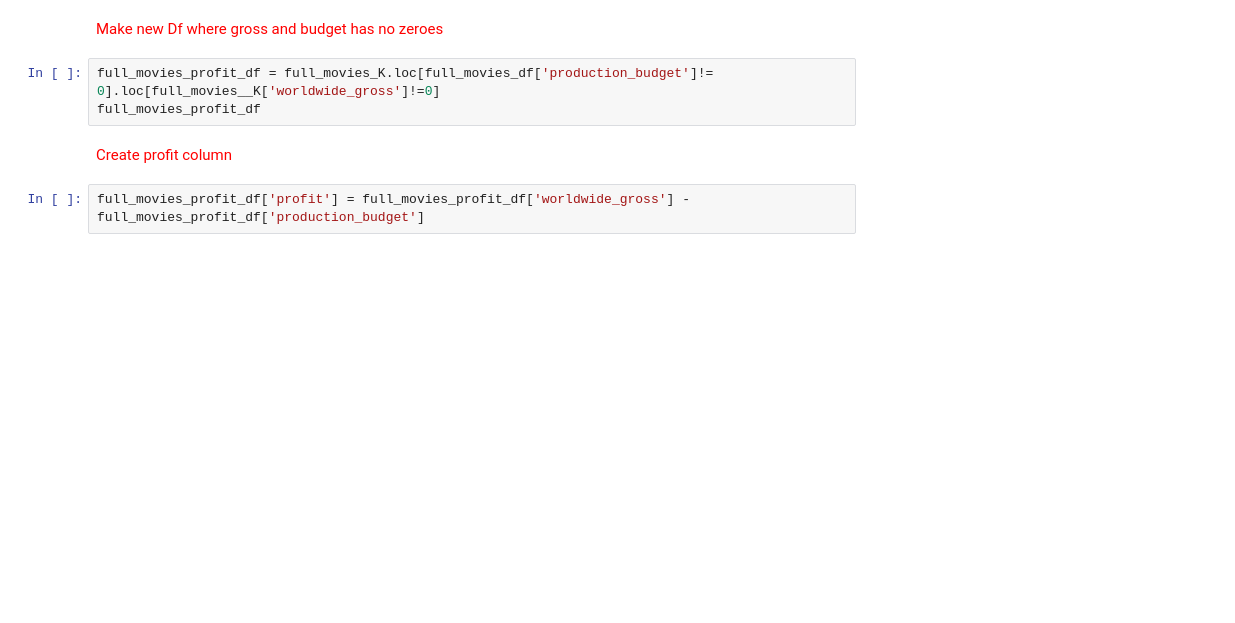
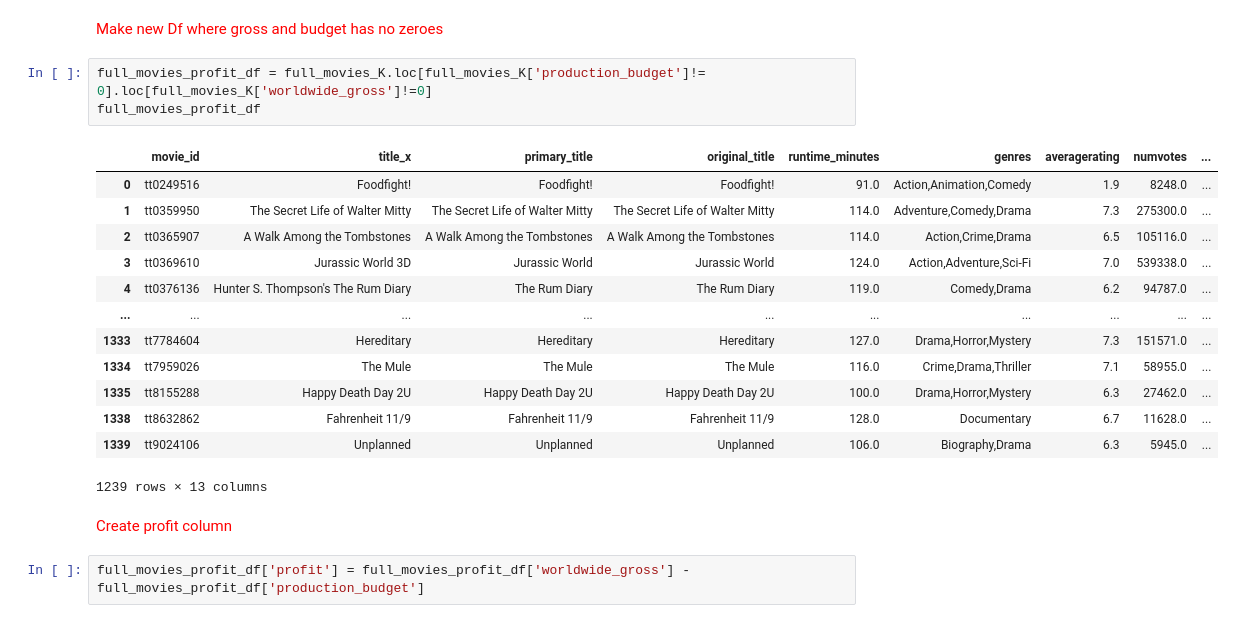
Before and after one commit to ImMaxRoss/Movie_Project, a Jupyter notebook: Team_1_Official_Notebook.ipynb, the cells around one changed output. Cells and saved outputs as stored; diff of their text form; blank space fills up the shorter version.

```diff
--- a/Team_1_Official_Notebook.ipynb
+++ b/Team_1_Official_Notebook.ipynb
@@ -604,8 +597,22 @@ full_movies_K['worldwide_gross'].dtype
 # %% [markdown]
 <font color='red'>Make new Df where gross and budget has no zeroes
 # %%
-full_movies_profit_df = full_movies_K.loc[full_movies_df['production_budget']!= 0].loc[full_movies__K['worldwide_gross']!=0]
+full_movies_profit_df = full_movies_K.loc[full_movies_K['production_budget']!= 0].loc[full_movies_K['worldwide_gross']!=0]
 full_movies_profit_df
+# %% [output]
+|  | movie_id | title_x | primary_title | original_title | runtime_minutes | genres | averagerating | numvotes | ... |
+| 0 | tt0249516 | Foodfight! | Foodfight! | Foodfight! | 91.0 | Action,Animation,Comedy | 1.9 | 8248.0 | ... |
+| 1 | tt0359950 | The Secret Life of Walter Mitty | The Secret Life of Walter Mitty | The Secret Life of Walter Mitty | 114.0 | Adventure,Comedy,Drama | 7.3 | 275300.0 | ... |
+| 2 | tt0365907 | A Walk Among the Tombstones | A Walk Among the Tombstones | A Walk Among the Tombstones | 114.0 | Action,Crime,Drama | 6.5 | 105116.0 | ... |
+| 3 | tt0369610 | Jurassic World 3D | Jurassic World | Jurassic World | 124.0 | Action,Adventure,Sci-Fi | 7.0 | 539338.0 | ... |
+| 4 | tt0376136 | Hunter S. Thompson's The Rum Diary | The Rum Diary | The Rum Diary | 119.0 | Comedy,Drama | 6.2 | 94787.0 | ... |
+| ... | ... | ... | ... | ... | ... | ... | ... | ... | ... |
+| 1333 | tt7784604 | Hereditary | Hereditary | Hereditary | 127.0 | Drama,Horror,Mystery | 7.3 | 151571.0 | ... |
+| 1334 | tt7959026 | The Mule | The Mule | The Mule | 116.0 | Crime,Drama,Thriller | 7.1 | 58955.0 | ... |
+| 1335 | tt8155288 | Happy Death Day 2U | Happy Death Day 2U | Happy Death Day 2U | 100.0 | Drama,Horror,Mystery | 6.3 | 27462.0 | ... |
+| 1338 | tt8632862 | Fahrenheit 11/9 | Fahrenheit 11/9 | Fahrenheit 11/9 | 128.0 | Documentary | 6.7 | 11628.0 | ... |
+| 1339 | tt9024106 | Unplanned | Unplanned | Unplanned | 106.0 | Biography,Drama | 6.3 | 5945.0 | ... |
+1239 rows × 13 columns
 # %% [markdown]
 <font color='red'>Create profit column
 # %%
```
Also changed, not shown: parts of 37 cells of this notebook.
